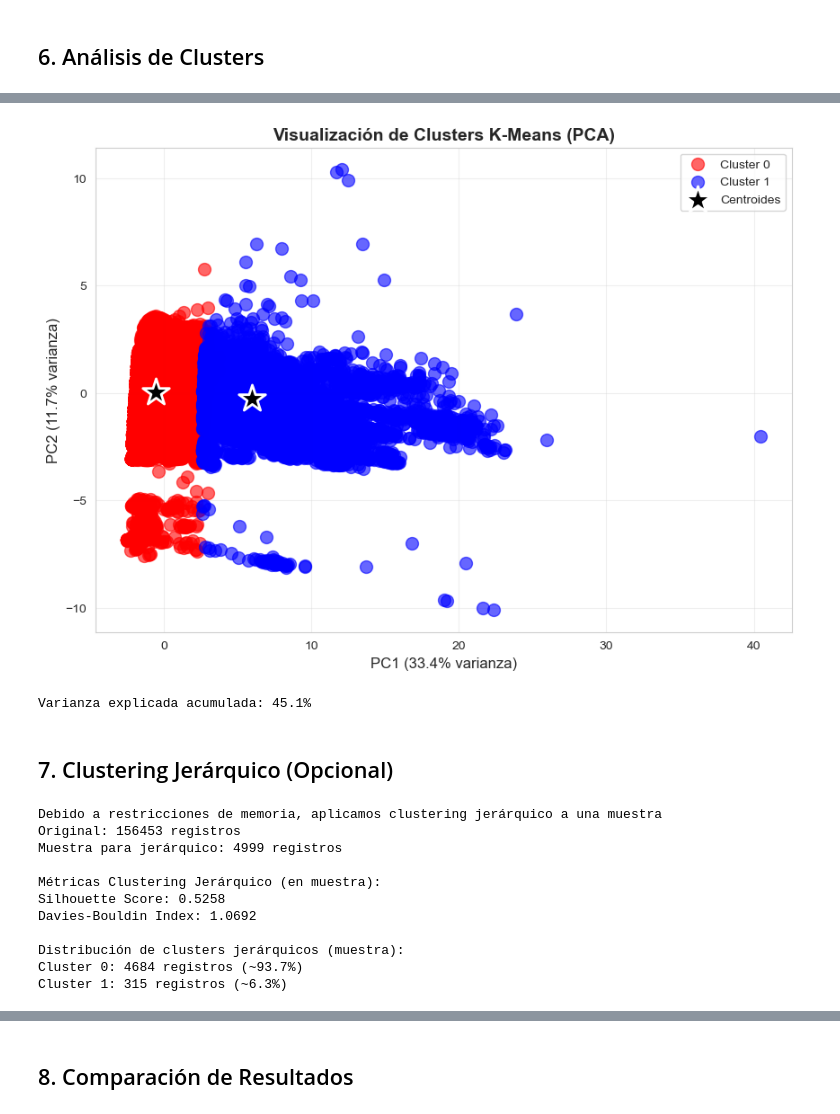
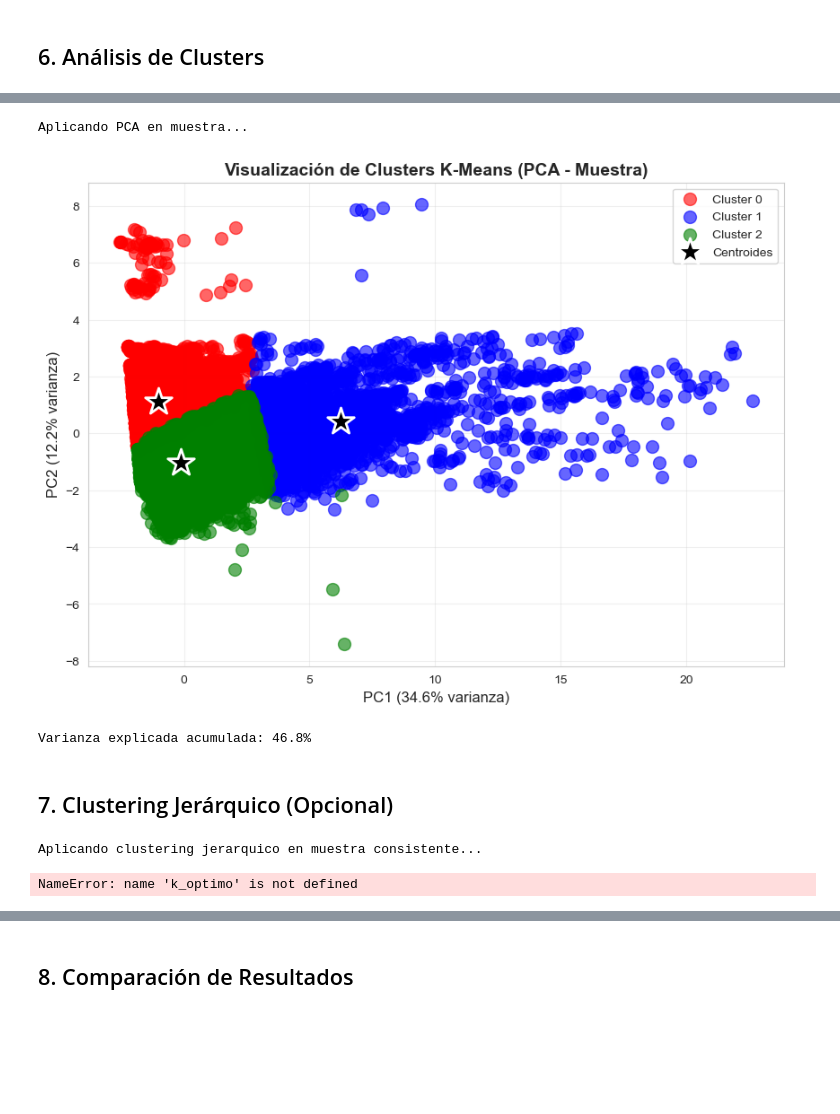
Before and after one commit to mrmiguel564/BD3-T3, a Jupyter notebook: T3-MiguelEspinoza.ipynb, the cells around one changed output, grey strips where cells are left out. Drawn from its saved outputs; the diff is of its cells as text; code cells hidden in the pictures; blank space fills up the shorter version.

```diff
--- a/T3-MiguelEspinoza.ipynb
+++ b/T3-MiguelEspinoza.ipynb
@@ -213,15 +139,19 @@ dtype: float64
 ## 4. Determinar el Número Óptimo de Clusters
 # %%
 # Metodo del Codo (Elbow Method)
+print('Calculando Elbow Method en muestra consistente...')
 inertias = []
 silhouette_scores = []
-K_range = range(2, 11)
+K_range = range(2, 10)
 
 for k in K_range:
+    # Entrenar en muestra
     kmeans = KMeans(n_clusters=k, random_state=42, n_init=10)
-    kmeans.fit(X_escalado)
+    kmeans.fit(X_muestra_escalada)
     inertias.append(kmeans.inertia_)
-    silhouette_scores.append(silhouette_score(X_escalado, kmeans.labels_))
+
+    # Calcular Silhouette en la misma muestra
+    silhouette_scores.append(silhouette_score(X_muestra_escalada, kmeans.labels_))
 
 # Visualizar resultados
 fig, (ax1, ax2) = plt.subplots(1, 2, figsize=(14, 5))
@@ -284,14 +237,15 @@ Calinski-Harabasz Index: 42265.4850
 # %% [markdown]
 ## 6. Análisis de Clusters
 # %%
-# Analisis descriptivo por cluster
-print('Caracteristicas promedio por cluster:\n')
+# Analisis descriptivo por cluster (en muestra)
+print('CARACTERISTICAS PROMEDIO POR CLUSTER (en muestra consistente):\n')
 
 for cluster in range(k_optimo):
     print(f'\nCLUSTER {cluster}')
-    print(f'Cantidad de registros: {(df_procesado["Cluster_KMeans"] == cluster).sum()}')
+    cluster_mask = df_muestra['Cluster_KMeans'] == cluster
+    print(f'Cantidad de registros en muestra: {cluster_mask.sum()}')
 
-    cluster_data = df_procesado[df_procesado['Cluster_KMeans'] == cluster][columnas_numericas]
+    cluster_data = df_muestra[cluster_mask][columnas_numericas]
     print(f'Promedio de caracteristicas:')
     print(cluster_data.mean().round(2))
 # %% [output]
@@ -315,70 +369,61 @@ dtype: float64
 # %%
-# Visualizar distribución de clusters (usando PCA para reducir dimensionalidad)
+# Visualizar distribución de clusters (usando PCA - muestra consistente)
 from sklearn.decomposition import PCA
 
-# Aplicar PCA
+print('Aplicando PCA en muestra...')
+# Aplicar PCA en muestra
 pca = PCA(n_components=2)
-X_pca = pca.fit_transform(X_escalado)
+X_pca_muestra = pca.fit_transform(X_muestra_escalada)
 
 # Gráfico de clusters
 plt.figure(figsize=(10, 7))
 colors = ['red', 'blue', 'green', 'purple', 'orange']
 
 for cluster in range(k_optimo):
-    mask = clusters_kmeans == cluster
-    plt.scatter(X_pca[mask, 0], X_pca[mask, 1],
+    mask = clusters_kmeans_muestra == cluster
+    plt.scatter(X_pca_muestra[mask, 0], X_pca_muestra[mask, 1],
                label=f'Cluster {cluster}',
                s=100, alpha=0.6,
                color=colors[cluster % len(colors)])
 
 # Plotear centroides en espacio PCA
 centroides_pca = pca.transform(kmeans.cluster_centers_)
 plt.scatter(centroides_pca[:, 0], centroides_pca[:, 1],
            marker='*', s=500, c='black', edgecolors='white', linewidth=2,
            label='Centroides')
 
 plt.xlabel(f'PC1 ({pca.explained_variance_ratio_[0]:.1%} varianza)', fontsize=12)
 plt.ylabel(f'PC2 ({pca.explained_variance_ratio_[1]:.1%} varianza)', fontsize=12)
-plt.title('Visualización de Clusters K-Means (PCA)', fontsize=14, fontweight='bold')
+plt.title('Visualización de Clusters K-Means (PCA - Muestra)', fontsize=14, fontweight='bold')
 plt.legend(fontsize=10)
 plt.grid(True, alpha=0.3)
 plt.show()
 
 print(f'Varianza explicada acumulada: {pca.explained_variance_ratio_.sum():.1%}')
 # %% [output]
+Aplicando PCA en muestra...
-[figure, old version]
+[figure, new version]
-Varianza explicada acumulada: 45.1%
+Varianza explicada acumulada: 46.8%
 # %% [markdown]
 ## 7. Clustering Jerárquico (Opcional)
 # %%
-# Aplicar clustering jerarquico en una muestra
-print(f'Aplicando clustering jerarquico en muestra...')
-
-sample_size = 5000
-sample_indices = np.random.choice(len(X_escalado), sample_size, replace=False)
-X_sample = X_escalado[sample_indices]
+# Aplicar clustering jerarquico en la muestra consistente
+from sklearn.cluster import AgglomerativeClustering
+print(f'Aplicando clustering jerarquico en muestra consistente...')
 
 agg_clustering = AgglomerativeClustering(n_clusters=k_optimo, linkage='ward')
-clusters_hierarchical_sample = agg_clustering.fit_predict(X_sample)
+clusters_hierarchical_muestra = agg_clustering.fit_predict(X_muestra_escalada)
 
-print(f'Metricas Clustering Jerarquico (muestra):')
-print(f'Silhouette Score: {silhouette_score(X_sample, clusters_hierarchical_sample):.4f}')
-print(f'Davies-Bouldin Index: {davies_bouldin_score(X_sample, clusters_hierarchical_sample):.4f}')
+print(f'Metricas Clustering Jerarquico (muestra consistente):')
+print(f'Silhouette Score: {silhouette_score(X_muestra_escalada, clusters_hierarchical_muestra):.4f}')
+print(f'Davies-Bouldin Index: {davies_bouldin_score(X_muestra_escalada, clusters_hierarchical_muestra):.4f}')
+print(f'Calinski-Harabasz Index: {calinski_harabasz_score(X_muestra_escalada, clusters_hierarchical_muestra):.4f}')
 
 print(f'\nDistribucion de clusters jerarquicos:')
-unique, counts = np.unique(clusters_hierarchical_sample, return_counts=True)
+unique, counts = np.unique(clusters_hierarchical_muestra, return_counts=True)
 for u, c in zip(unique, counts):
     print(f'Cluster {u}: {c} registros')
 # %% [output]
-Debido a restricciones de memoria, aplicamos clustering jerárquico a una muestra
-Original: 156453 registros
-Muestra para jerárquico: 4999 registros
-
-Métricas Clustering Jerárquico (en muestra):
-Silhouette Score: 0.5258
-Davies-Bouldin Index: 1.0692
-
-Distribución de clusters jerárquicos (muestra):
-Cluster 0: 4684 registros (~93.7%)
-Cluster 1: 315 registros (~6.3%)
+Aplicando clustering jerarquico en muestra consistente...
+NameError: name 'k_optimo' is not defined
 # %%
```
Also changed, not shown: parts of 20 cells of this notebook.
